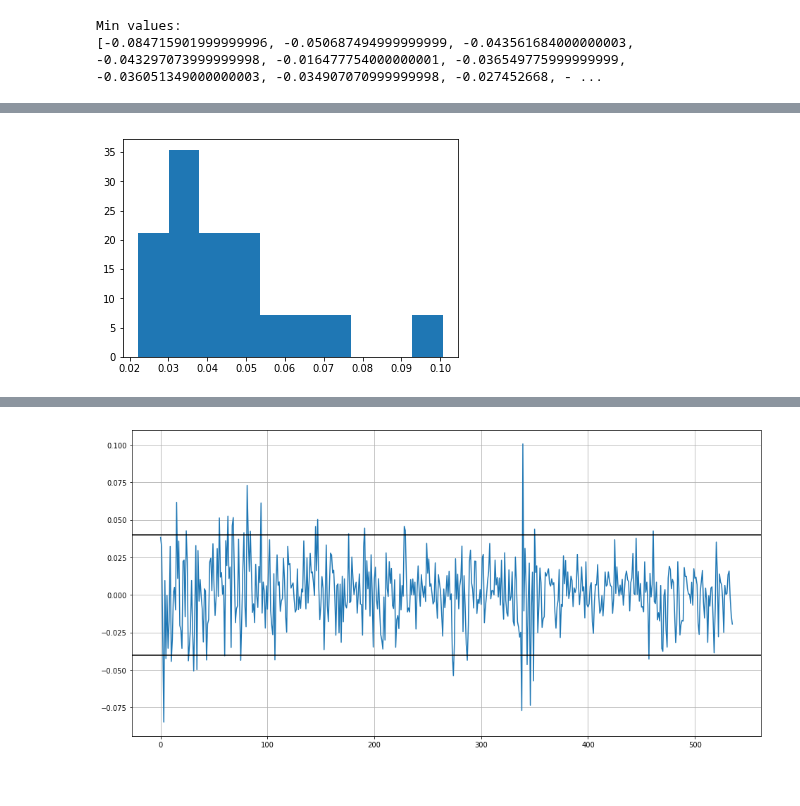
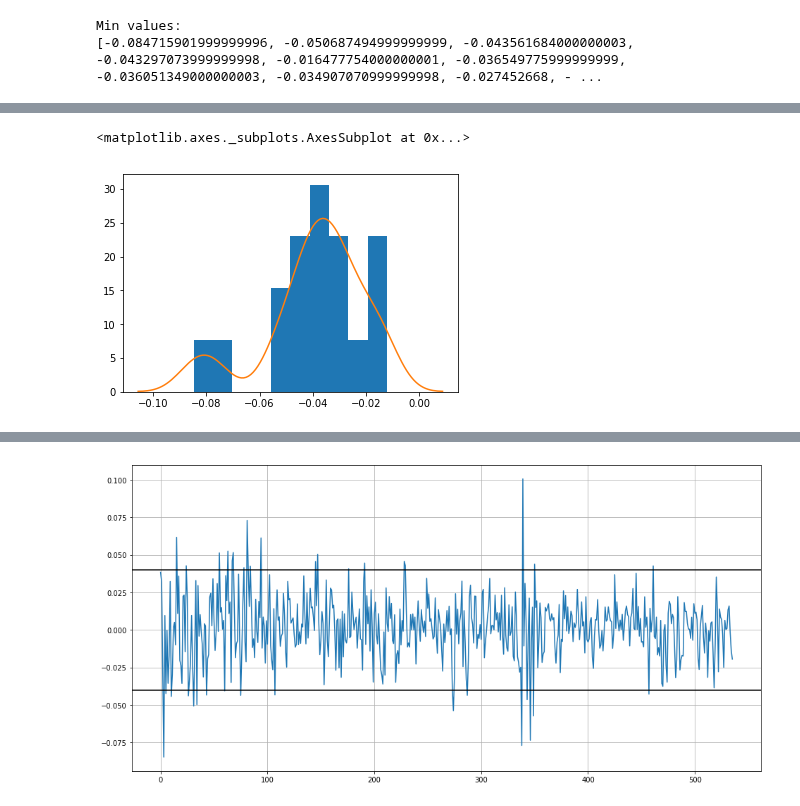
Before and after one commit to et4/stat, a Jupyter notebook: PT 5/main.ipynb, the cells around one changed output, grey strips where cells are left out. Saved outputs shown, nothing was run; the diff lists cells and outputs as text; code cells hidden in the pictures.

```diff
--- a/PT 5/main.ipynb
+++ b/PT 5/main.ipynb
@@ -67,4 +75,6 @@ pd.DataFrame(data=block_mm).to_csv('./block_mm.csv')
 # %%
-plt.hist(block_max_distribution, normed=True);
+plt.hist(block_min_distribution, normed=True);
+sns.kdeplot(block_min_distribution)
 # %% [output]
+<matplotlib.axes._subplots.AxesSubplot at 0x...>
-[figure, old version]
+[figure, new version]
```
Also changed, not shown: parts of 25 cells of this notebook, 1 other file.
